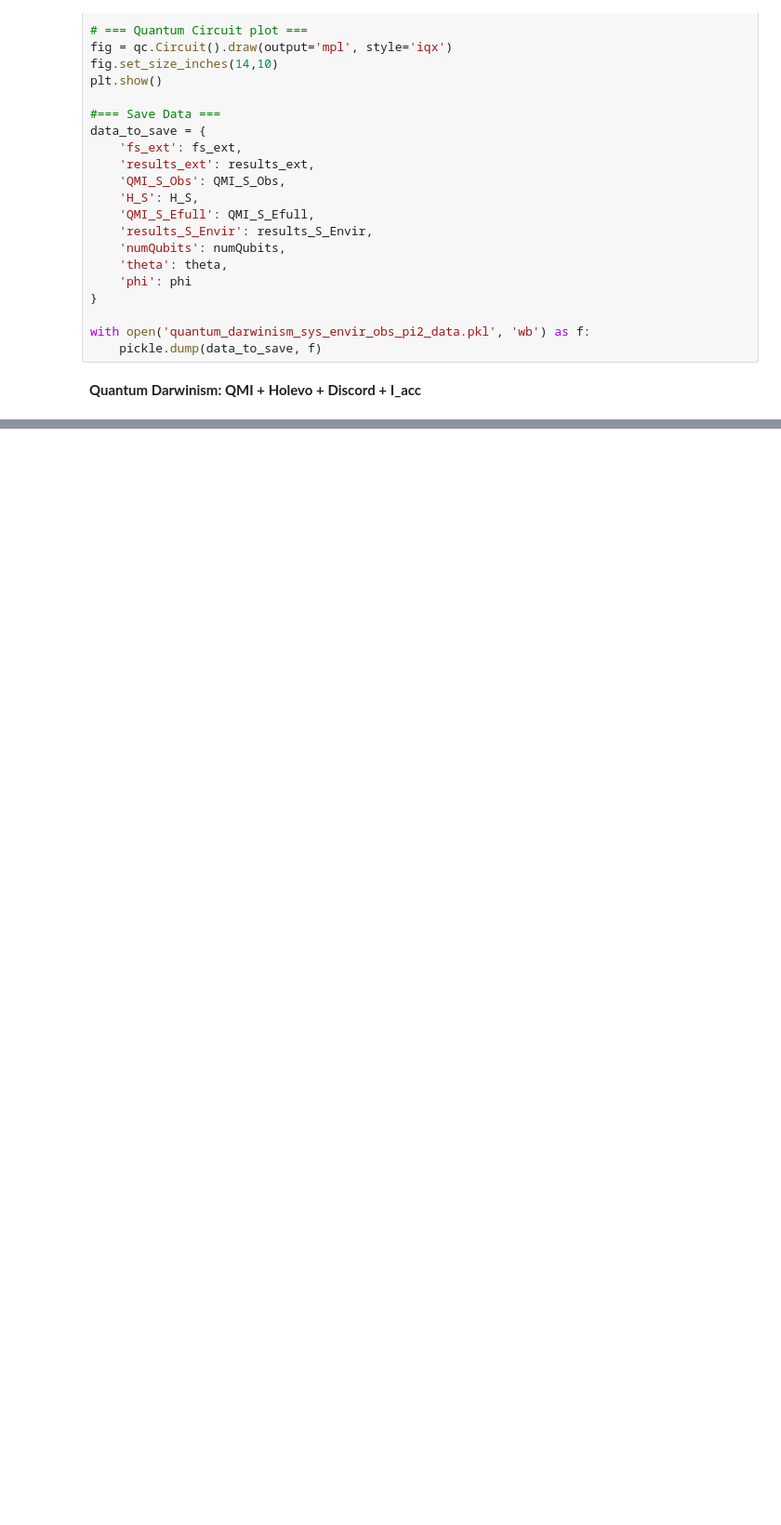
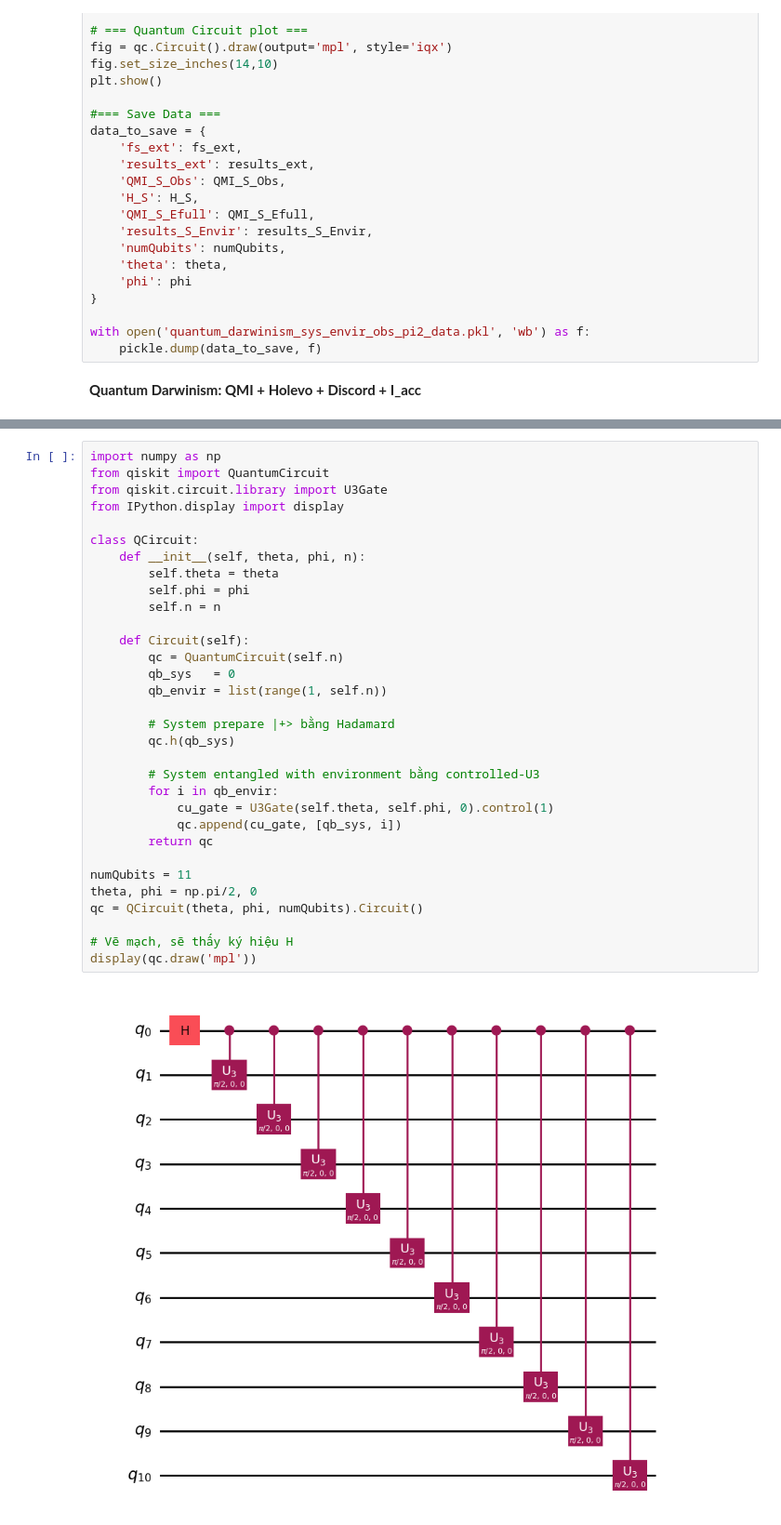
Before and after one commit to PHUHUUTRANDON/Quantum-Darwinism, a Jupyter notebook: Quantum Darwinism.ipynb, the cells around one changed output, grey strips where cells are left out. Shown at 93% size. Saved outputs shown, nothing was run; the diff lists cells and outputs as text; blank space fills up the shorter version.

```diff
--- a/Quantum Darwinism.ipynb
+++ b/Quantum Darwinism.ipynb
@@ -3188,0 +3198,34 @@ print("Saved quantum_darwinism_QMI_Holevo_Discord.pkl")
+# %%
+import numpy as np
+from qiskit import QuantumCircuit
+from qiskit.circuit.library import U3Gate
+from IPython.display import display
+
+class QCircuit:
+    def __init__(self, theta, phi, n):
+        self.theta = theta
+        self.phi = phi
+        self.n = n
+
+    def Circuit(self):
+        qc = QuantumCircuit(self.n)
+        qb_sys   = 0
+        qb_envir = list(range(1, self.n))
+
+        # System prepare |+> bằng Hadamard
+        qc.h(qb_sys)
+
+        # System entangled with environment bằng controlled-U3
+        for i in qb_envir:
+            cu_gate = U3Gate(self.theta, self.phi, 0).control(1)
+            qc.append(cu_gate, [qb_sys, i])
+        return qc
+
+numQubits = 11
+theta, phi = np.pi/2, 0
+qc = QCircuit(theta, phi, numQubits).Circuit()
+
+# Vẽ mạch, sẽ thấy ký hiệu H
+display(qc.draw('mpl'))
+# %% [output]
+[figure, added]
```
Also changed, not shown: parts of 5 cells of this notebook, 7 other files.
